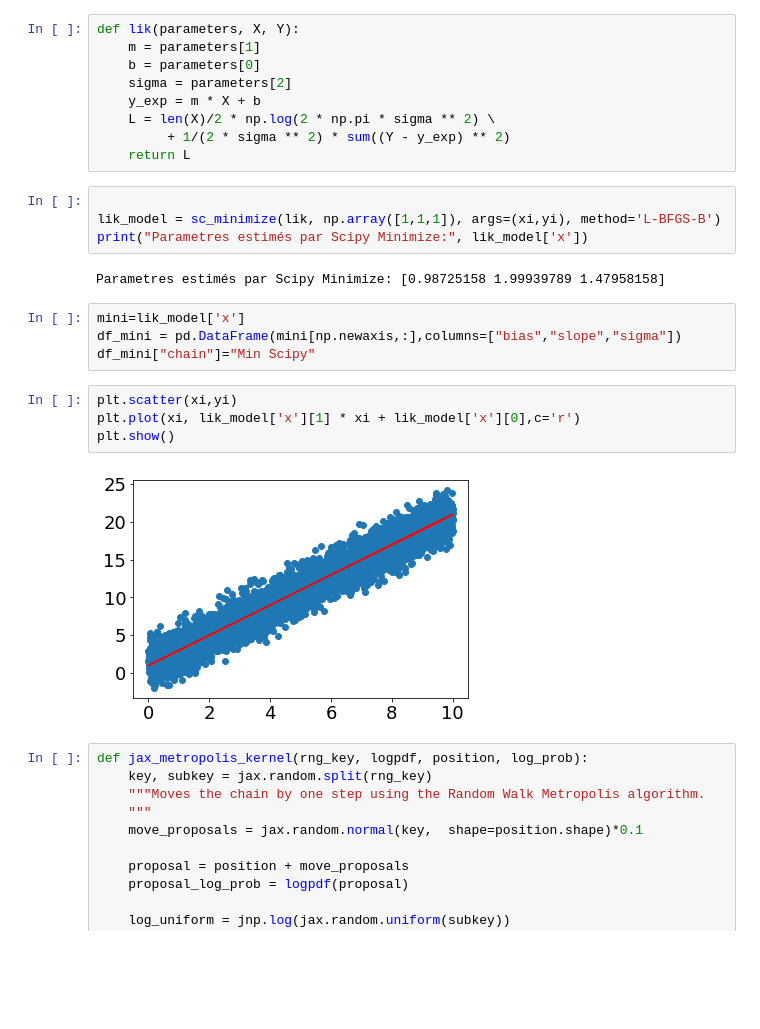
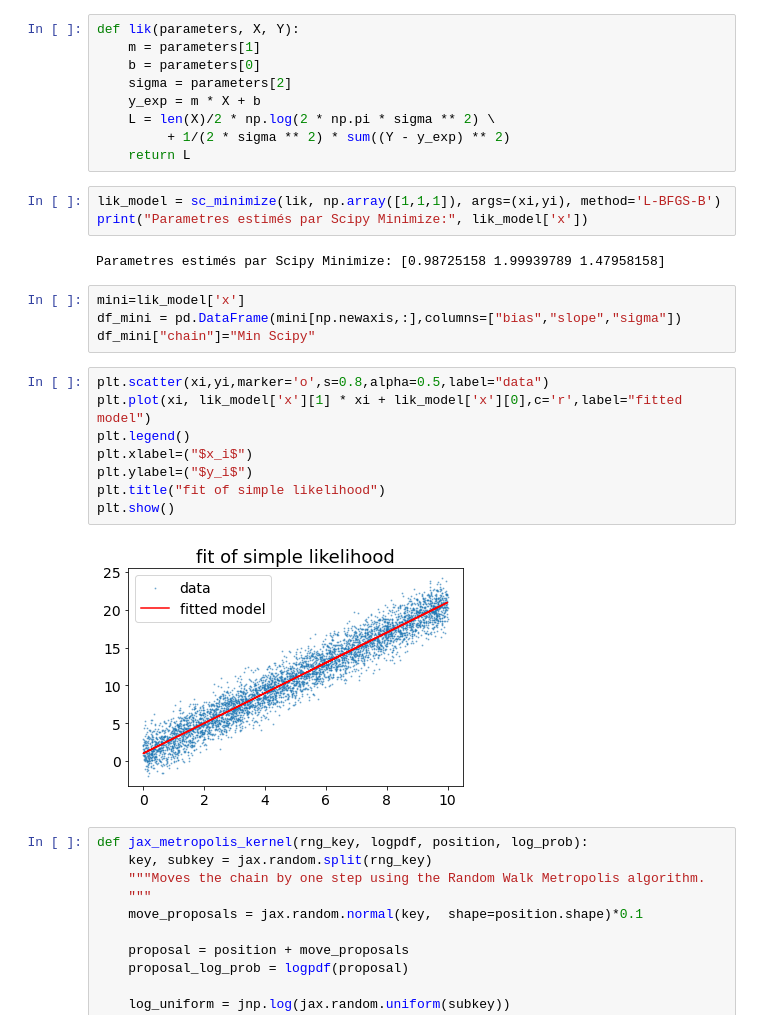
Before and after one commit to sylvielsstfr/JaxTutos, a Jupyter notebook: JAX-MC-Sampling.ipynb, the cells around one changed output. Saved outputs shown, nothing was run; the diff lists cells and outputs as text; blank space fills up the shorter version.

```diff
--- a/JAX-MC-Sampling.ipynb
+++ b/JAX-MC-Sampling.ipynb
@@ -880,7 +932,6 @@ def lik(parameters, X, Y):
          + 1/(2 * sigma ** 2) * sum((Y - y_exp) ** 2)
     return L
 # %%
-
 lik_model = sc_minimize(lik, np.array([1,1,1]), args=(xi,yi), method='L-BFGS-B')
 print("Parametres estimés par Scipy Minimize:", lik_model['x'])
 # %% [output]
@@ -890,11 +941,15 @@ mini=lik_model['x']
 df_mini = pd.DataFrame(mini[np.newaxis,:],columns=["bias","slope","sigma"])
 df_mini["chain"]="Min Scipy"
 # %%
-plt.scatter(xi,yi)
-plt.plot(xi, lik_model['x'][1] * xi + lik_model['x'][0],c='r')
+plt.scatter(xi,yi,marker='o',s=0.8,alpha=0.5,label="data")
+plt.plot(xi, lik_model['x'][1] * xi + lik_model['x'][0],c='r',label="fitted model")
+plt.legend()
+plt.xlabel=("$x_i$")
+plt.ylabel=("$y_i$")
+plt.title("fit of simple likelihood")
 plt.show()
 # %% [output]
-[figure, old version]
+[figure, new version]
 # %%
 def jax_metropolis_kernel(rng_key, logpdf, position, log_prob):
     key, subkey = jax.random.split(rng_key)
```
Also changed, not shown: parts of 17 cells of this notebook.
